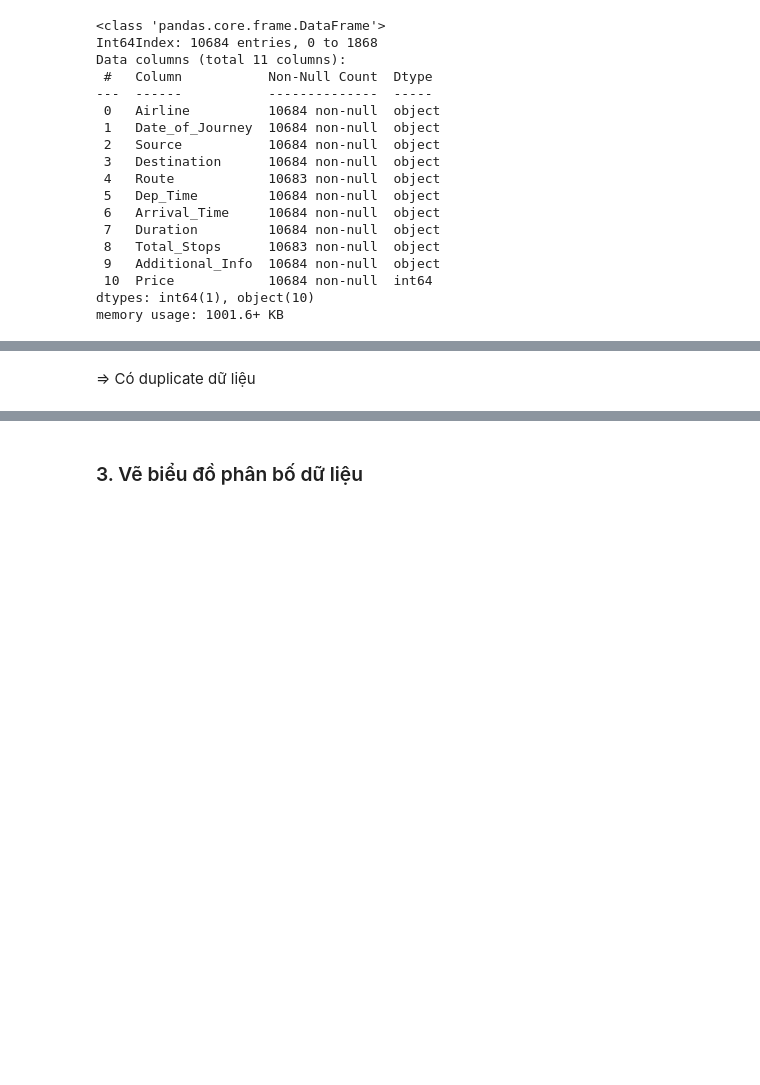
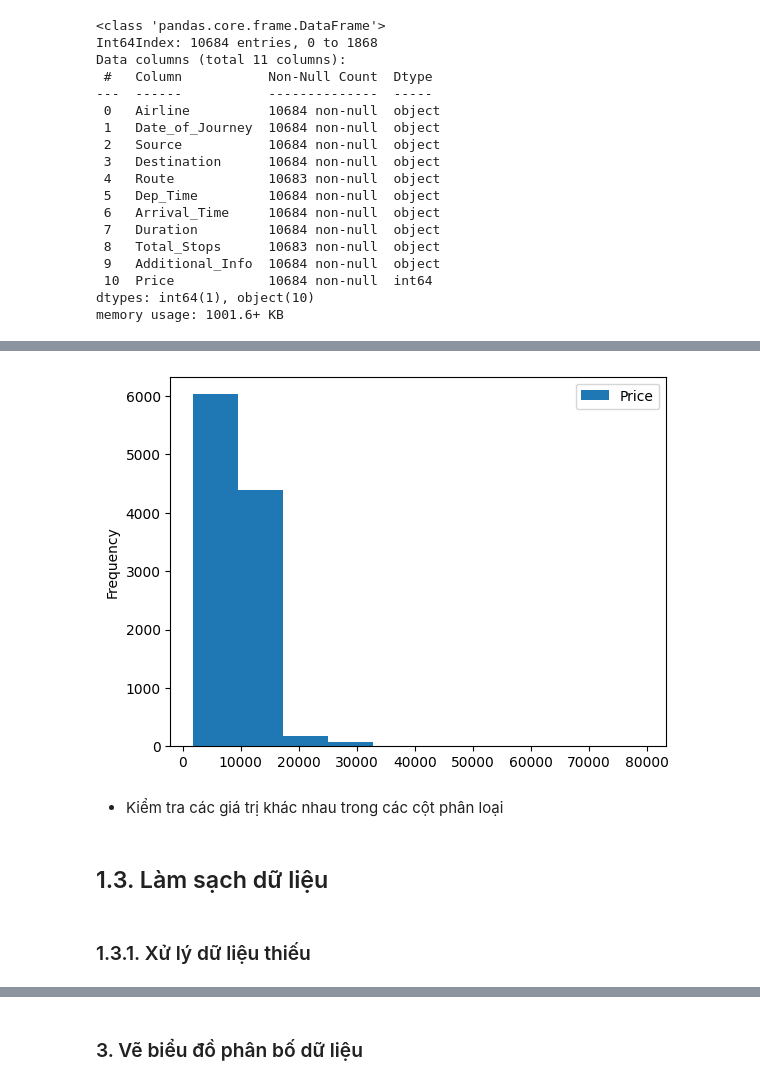
Before and after one commit to QuangHuy54/AppliedDataAnalysis_FinalProject, a Jupyter notebook: 20120497.ipynb, the cells around one changed output, grey strips where cells are left out. Saved outputs shown, nothing was run; the diff lists cells and outputs as text; code cells hidden in the pictures; blank space fills up the shorter version.

```diff
--- a/20120497.ipynb
+++ b/20120497.ipynb
@@ -79,2 +105,12 @@ print("5. Số dòng trùng lặp dữ liệu là",count_duplicates)
+# %%
+df.plot(y=["Price"],kind='hist');
+# %% [output]
+[figure, added]
+# %% [markdown]
+
+
+*   Kiểm tra các giá trị khác nhau trong các cột phân loại
 # %% [markdown]
-=> Có duplicate dữ liệu
+## 1.3. Làm sạch dữ liệu
+# %% [markdown]
+### 1.3.1. Xử lý dữ liệu thiếu
```
Also changed, not shown: parts of 68 cells of this notebook.
